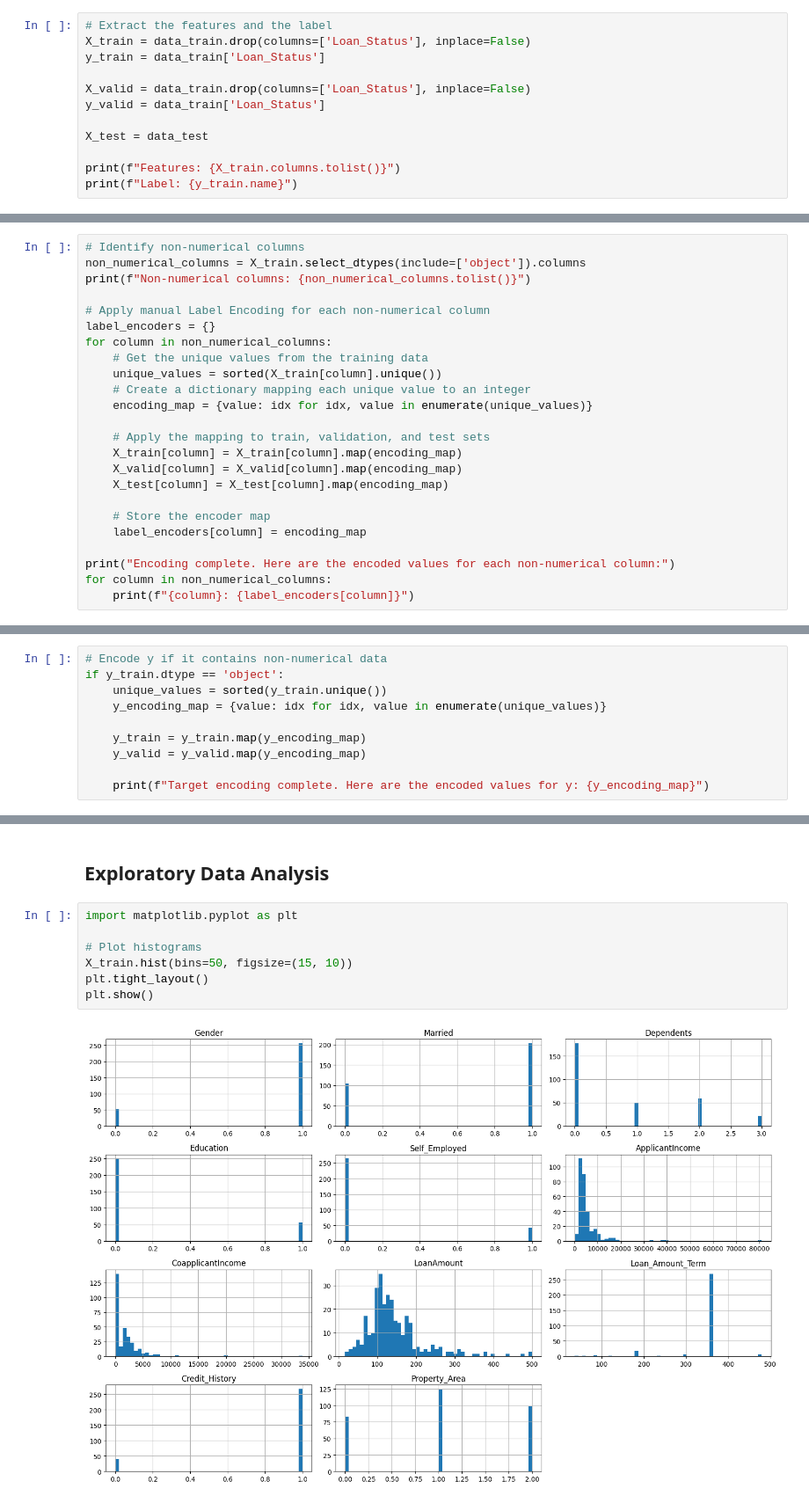
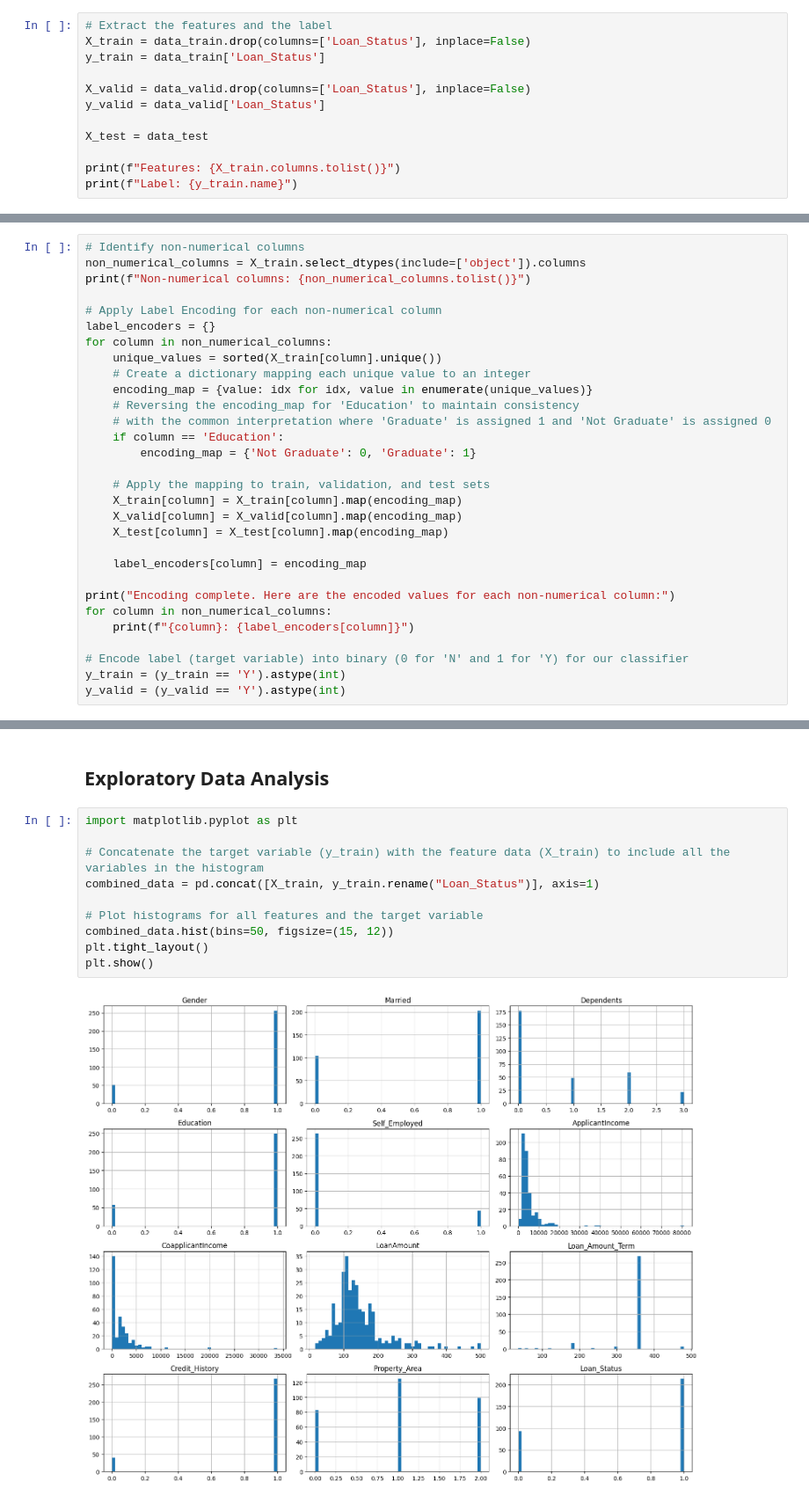
Before and after one commit to PS-41/Machine-Learning-Assignment2-Tree-based-Models, a Jupyter notebook: models/Prakhar_Suryavansh_HW2.ipynb, the cells around one changed output, grey strips where cells are left out. Shown at 88% size. Saved outputs shown, nothing was run; the diff lists cells and outputs as text.

```diff
--- a/models/Prakhar_Suryavansh_HW2.ipynb
+++ b/models/Prakhar_Suryavansh_HW2.ipynb
@@ -137,8 +157,8 @@ data_train.head()
 X_train = data_train.drop(columns=['Loan_Status'], inplace=False)
 y_train = data_train['Loan_Status']
 
-X_valid = data_train.drop(columns=['Loan_Status'], inplace=False)
-y_valid = data_train['Loan_Status']
+X_valid = data_valid.drop(columns=['Loan_Status'], inplace=False)
+y_valid = data_valid['Loan_Status']
 
 X_test = data_test
 
@@ -152,25 +187,31 @@ Label: Loan_Status
 non_numerical_columns = X_train.select_dtypes(include=['object']).columns
 print(f"Non-numerical columns: {non_numerical_columns.tolist()}")
 
-# Apply manual Label Encoding for each non-numerical column
+# Apply Label Encoding for each non-numerical column
 label_encoders = {}
 for column in non_numerical_columns:
-    # Get the unique values from the training data
     unique_values = sorted(X_train[column].unique())
     # Create a dictionary mapping each unique value to an integer
     encoding_map = {value: idx for idx, value in enumerate(unique_values)}
+    # Reversing the encoding_map for 'Education' to maintain consistency
+    # with the common interpretation where 'Graduate' is assigned 1 and 'Not Graduate' is assigned 0
+    if column == 'Education':
+        encoding_map = {'Not Graduate': 0, 'Graduate': 1}
 
     # Apply the mapping to train, validation, and test sets
     X_train[column] = X_train[column].map(encoding_map)
     X_valid[column] = X_valid[column].map(encoding_map)
     X_test[column] = X_test[column].map(encoding_map)
 
-    # Store the encoder map
     label_encoders[column] = encoding_map
 
 print("Encoding complete. Here are the encoded values for each non-numerical column:")
 for column in non_numerical_columns:
     print(f"{column}: {label_encoders[column]}")
+
+# Encode label (target variable) into binary (0 for 'N' and 1 for 'Y) for our classifier
+y_train = (y_train == 'Y').astype(int)
+y_valid = (y_valid == 'Y').astype(int)
 # %% [output]
 Non-numerical columns: ['Gender', 'Married', 'Dependents', 'Education', 'Self_Employed', 'Property_Area']
 Encoding complete. Here are the encoded values for each non-numerical column:
@@ -181,12 +222,2 @@ Education: {'Graduate': 0, 'Not Graduate': 1}
 Self_Employed: {'No': 0, 'Yes': 1}
 Property_Area: {'Rural': 0, 'Semiurban': 1, 'Urban': 2}
-# %%
-# Encode y if it contains non-numerical data
-if y_train.dtype == 'object':
-    unique_values = sorted(y_train.unique())
-    y_encoding_map = {value: idx for idx, value in enumerate(unique_values)}
-
-    y_train = y_train.map(y_encoding_map)
-    y_valid = y_valid.map(y_encoding_map)
-
-    print(f"Target encoding complete. Here are the encoded values for y: {y_encoding_map}")
@@ -216,9 +239,12 @@ X_train.head()
 # %%
 import matplotlib.pyplot as plt
 
-# Plot histograms
-X_train.hist(bins=50, figsize=(15, 10))
+# Concatenate the target variable (y_train) with the feature data (X_train) to include all the variables in the histogram
+combined_data = pd.concat([X_train, y_train.rename("Loan_Status")], axis=1)
+
+# Plot histograms for all features and the target variable
+combined_data.hist(bins=50, figsize=(15, 12))
 plt.tight_layout()
 plt.show()
 # %% [output]
-[figure, old version]
+[figure, new version]
```
Also changed, not shown: parts of 61 cells of this notebook, 2 other files.
